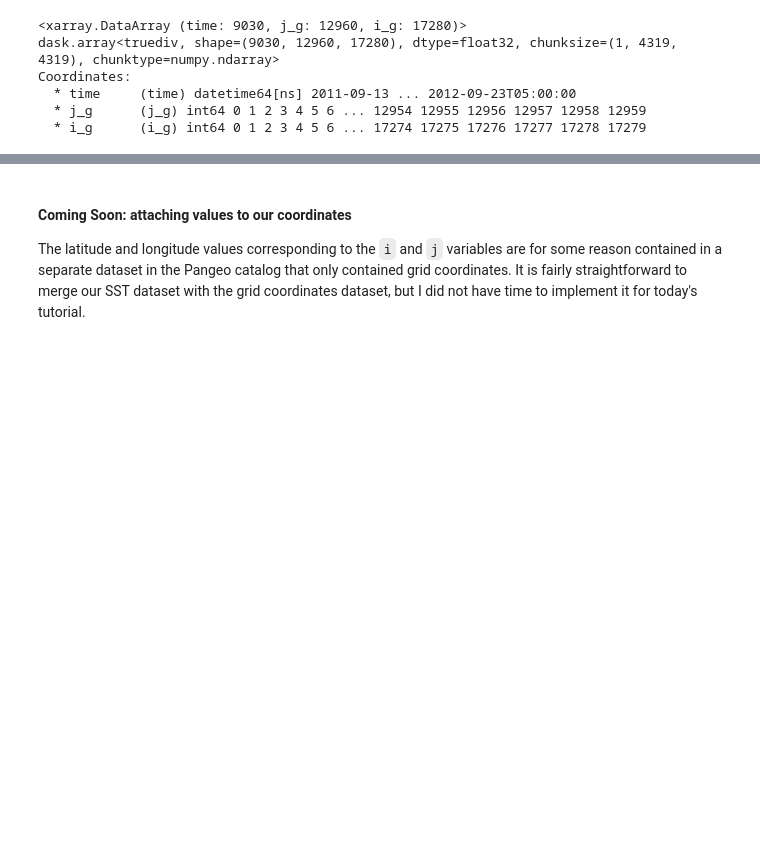
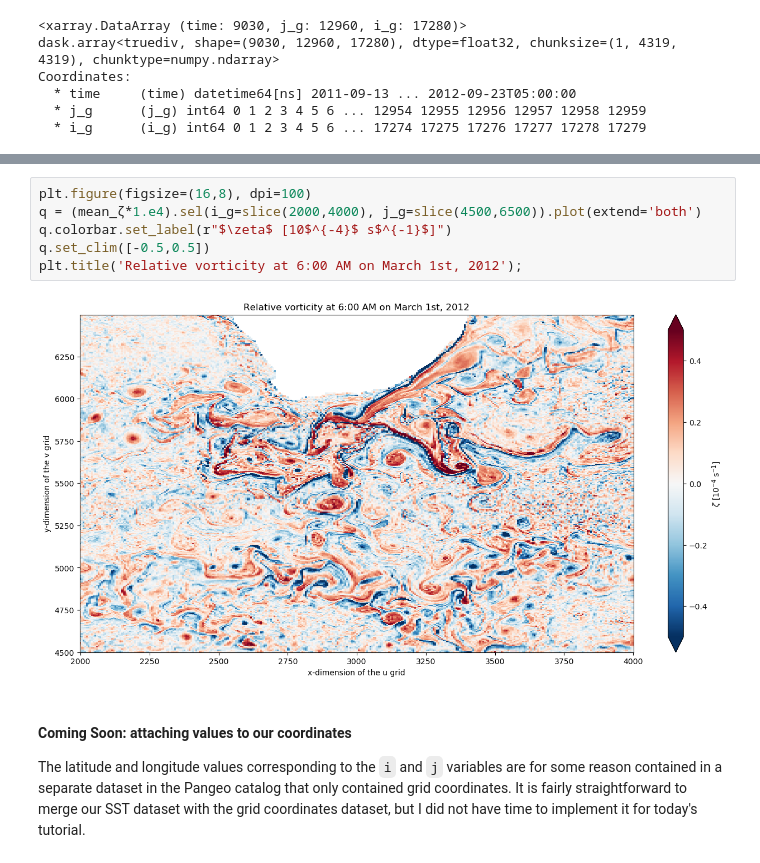
Before and after one commit to hdrake/big-data-tutorial, a Jupyter notebook: notebooks/Lecture04_dask_and_big_data-serial.ipynb, the cells around one changed output, grey strips where cells are left out. Saved outputs shown, nothing was run; the diff lists cells and outputs as text; blank space fills up the shorter version.

```diff
--- a/notebooks/Lecture04_dask_and_big_data-serial.ipynb
+++ b/notebooks/Lecture04_dask_and_big_data-serial.ipynb
@@ -319,3 +313,11 @@ plt.title('Relative vorticity at 6:00 AM on March 1st, 2012');
+# %%
+plt.figure(figsize=(16,8), dpi=100)
+q = (mean_ζ*1.e4).sel(i_g=slice(2000,4000), j_g=slice(4500,6500)).plot(extend='both')
+q.colorbar.set_label(r"$\zeta$ [10$^{-4}$ s$^{-1}$]")
+q.set_clim([-0.5,0.5])
+plt.title('Relative vorticity at 6:00 AM on March 1st, 2012');
+# %% [output]
+[figure, added]
 # %% [markdown]
 #### Coming Soon: attaching values to our coordinates
 The latitude and longitude values corresponding to the `i` and `j` variables are for some reason contained in a separate dataset in the Pangeo catalog that only contained grid coordinates. It is fairly straightforward to merge our SST dataset with the grid coordinates dataset, but I did not have time to implement it for today's tutorial.
```
Also changed, not shown: parts of 5 cells of this notebook, 2 other files.
